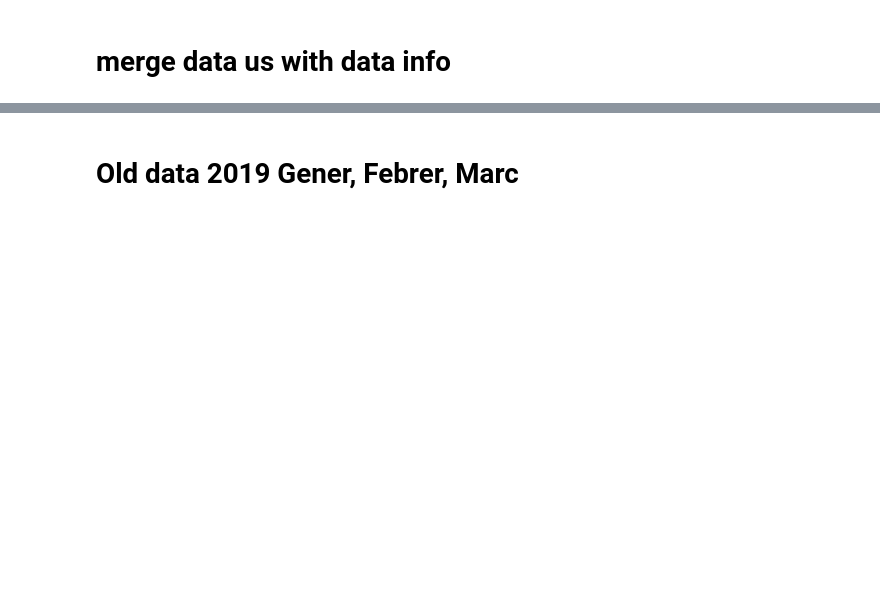
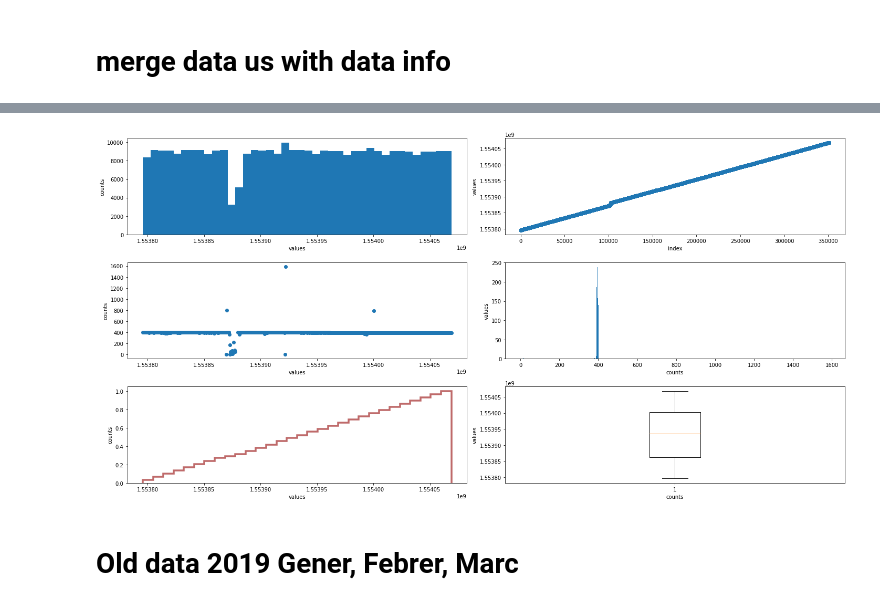
Before and after one commit to or1ol/CaptstoneProject, a Jupyter notebook: ScriptPreparacionDades2019_BicingNou_ESTACIONS.ipynb, the cells around one changed output, grey strips where cells are left out. Cells and saved outputs as stored; diff of their text form; code cells hidden in the pictures; blank space fills up the shorter version.

```diff
--- a/ScriptPreparacionDades2019_BicingNou_ESTACIONS.ipynb
+++ b/ScriptPreparacionDades2019_BicingNou_ESTACIONS.ipynb
@@ -1039,2 +1036,6 @@ merged_data.shape
+# %%
+show_column_counts(merged_data, 'last_updated')
+# %% [output]
+[figure, added]
 # %% [markdown]
 # Old data 2019 Gener, Febrer, Marc
```
Also changed, not shown: parts of 112 cells of this notebook.
